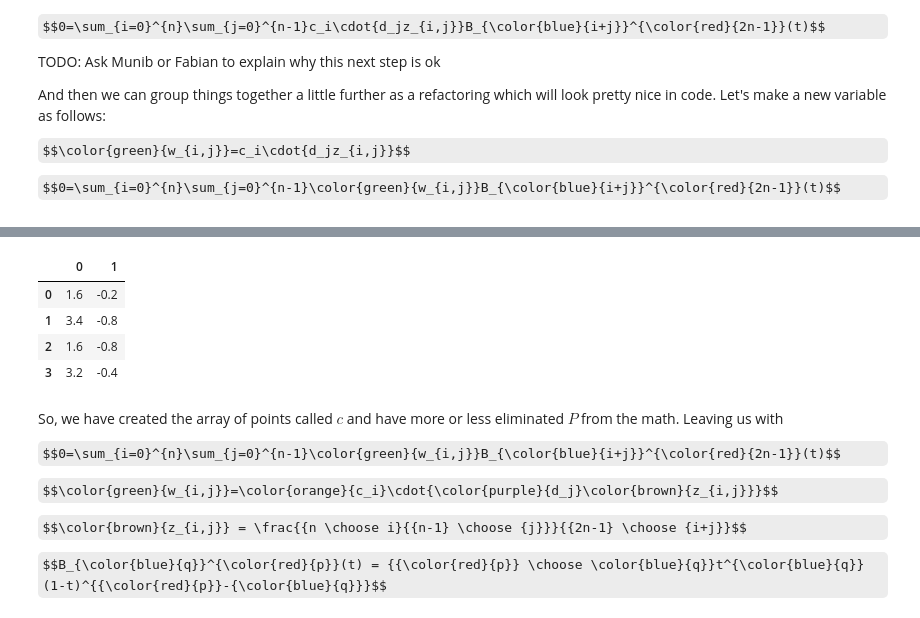
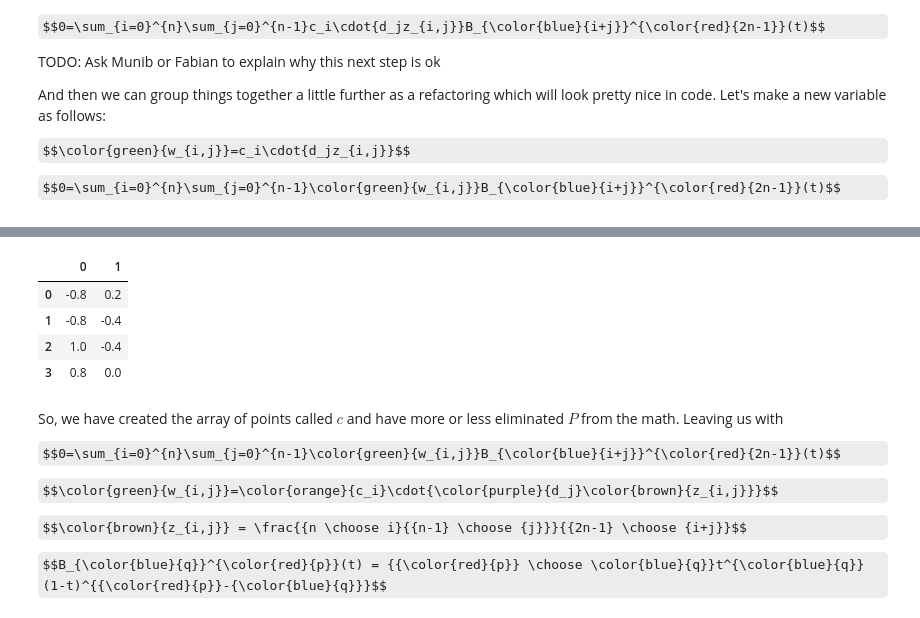
Before and after one commit to darrenstarr/JupyterNotebooks, a Jupyter notebook: Curves/curve1.ipynb, the cells around one changed output, grey strips where cells are left out. Drawn from its saved outputs; the diff is of its cells as text; code cells hidden in the pictures; some formulas as TeX source.

```diff
--- a/Curves/curve1.ipynb
+++ b/Curves/curve1.ipynb
@@ -592,34 +594,34 @@ Assuming the curve seen above, let's initialize some data. I've intentionally be
 # %%
 x0 = 1.0
 y0 = 1.6
-x1 = 2.8
+x1 = 1
 y1 = 1
-x2 = 1
+x2 = 2.8
 y2 = 1
 x3 = 2.6
 y3 = 1.4
 
 V = np.array([
     [x0, y0],
     [x1, y1],
     [x2, y2],
     [x3, y3]
 ])
 
-xp = -0.6
-yp = 1.8
+xp = 1.8
+yp = 1.4
 
 P = np.array([xp, yp])
 
 c = V - P
 
 pd.DataFrame(data=c)
 # %% [output]
 |  | 0 | 1 |
-| 0 | 1.6 | -0.2 |
-| 1 | 3.4 | -0.8 |
-| 2 | 1.6 | -0.8 |
-| 3 | 3.2 | -0.4 |
+| 0 | -0.8 | 0.2 |
+| 1 | -0.8 | -0.4 |
+| 2 | 1.0 | -0.4 |
+| 3 | 0.8 | 0.0 |
 # %% [markdown]
 So, we have created the array of points called $c$ and have more or less eliminated $P$ from the math. Leaving us with
 
```
Also changed, not shown: parts of 12 cells of this notebook, 2 other files.
